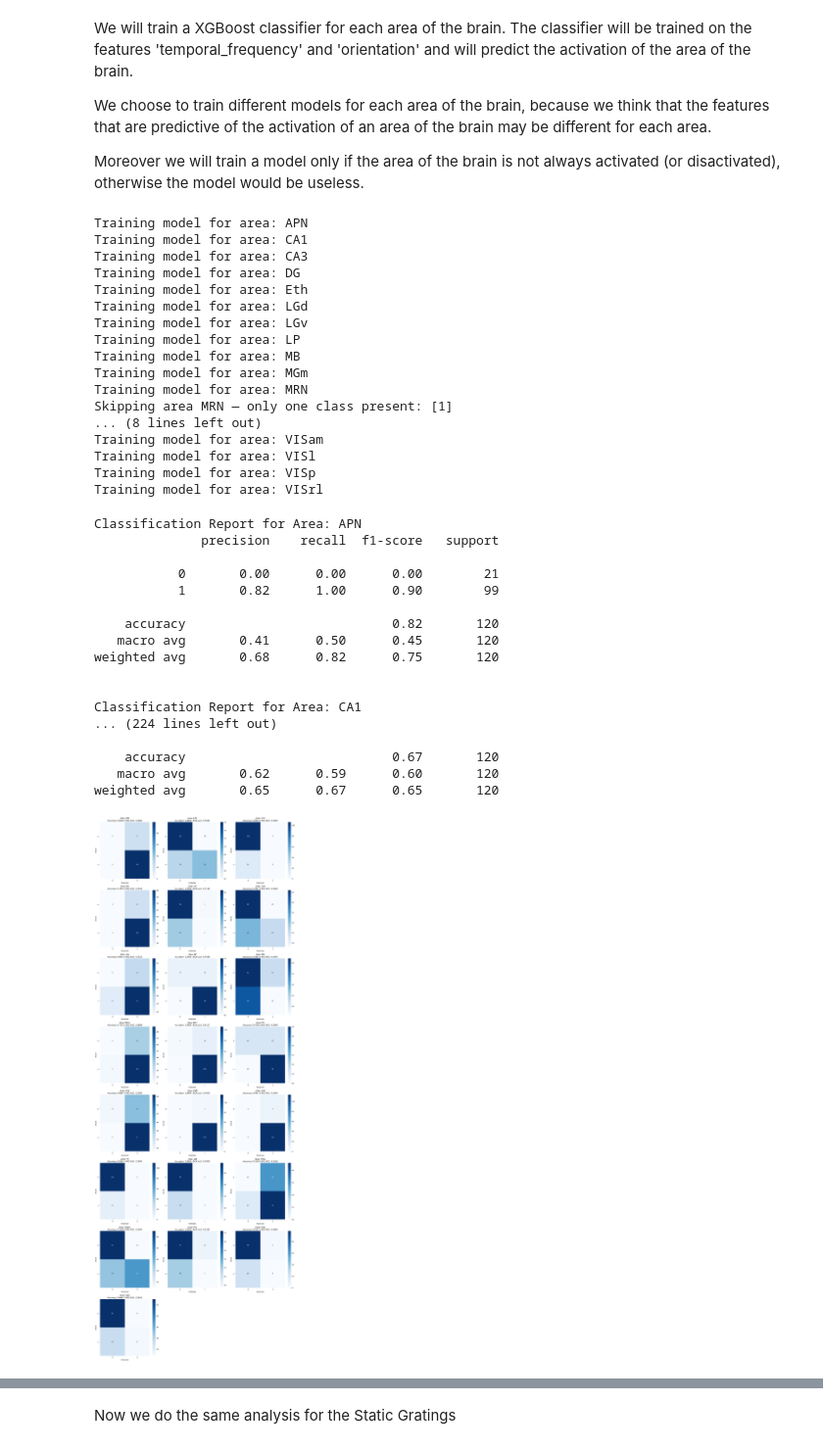
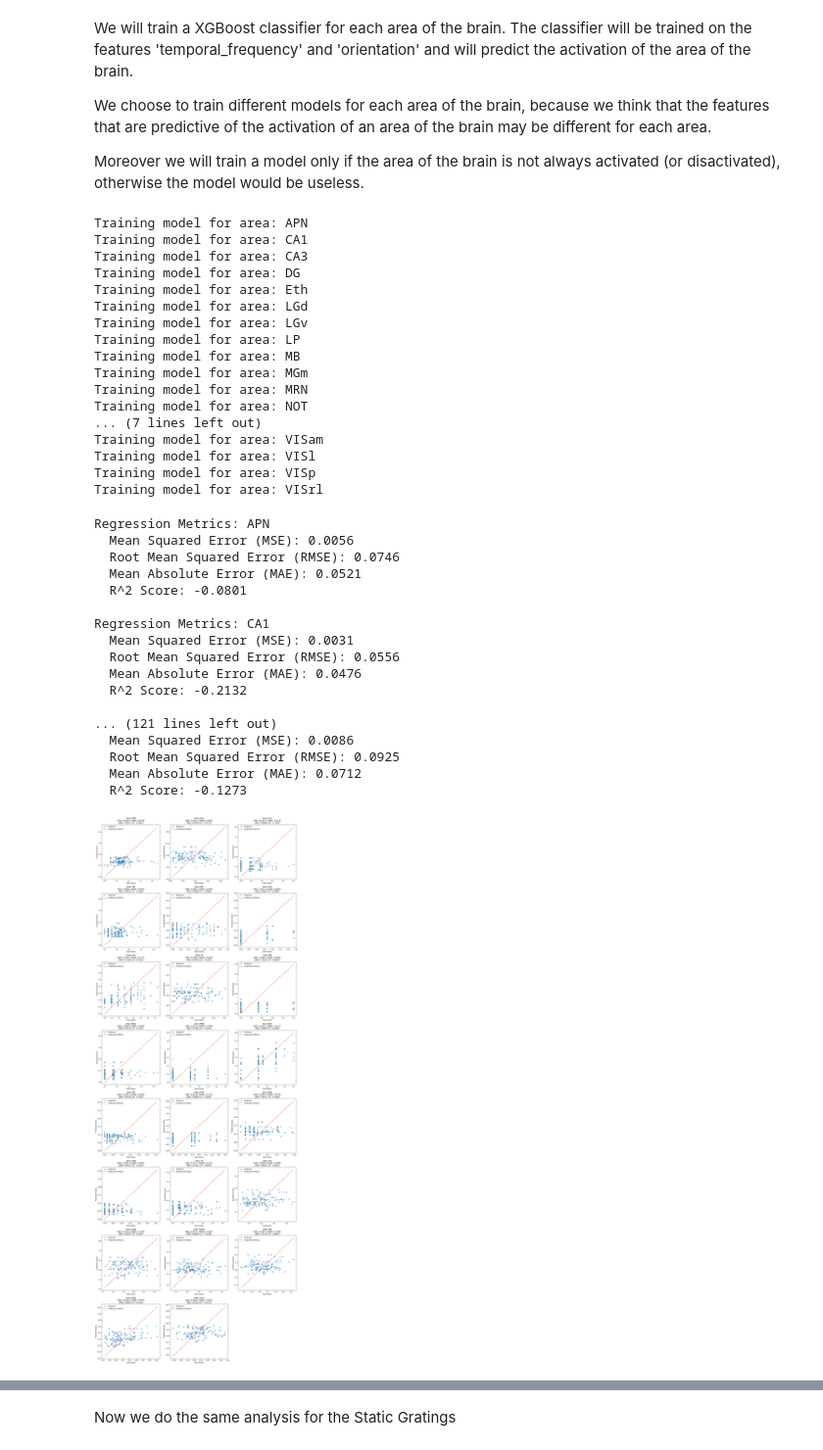
Before and after one commit to FilippoRonzino/mathematical-modelling-for-neuroscience, a Jupyter notebook: 04_clustering_classifier/clustering_classifier_drifting_gratings.ipynb, the cells around one changed output, grey strips where cells are left out. Shown at 98% size. Saved outputs shown, nothing was run; the diff lists cells and outputs as text; code cells hidden in the pictures.

```diff
--- a/04_clustering_classifier/clustering_classifier_drifting_gratings.ipynb
+++ b/04_clustering_classifier/clustering_classifier_drifting_gratings.ipynb
@@ -119,7 +119,7 @@ We choose to train different models for each area of the brain, because we think
 
 Moreover we will train a model only if the area of the brain is not always activated (or disactivated), otherwise the model would be useless.
 # %%
-models_drifting, results_drifting, label_encoder = train_area_models(dataset_drifting, features=features_drifting, label_col='active', area_col='area')
+models_drifting, results_drifting = train_area_models_regressor(dataset_drifting, features=features_drifting, label_col='proportion_active_units')
 # %% [output]
 Training model for area: APN
 Training model for area: CA1
@@ -132,33 +132,33 @@ Training model for area: LP
 Training model for area: MB
 Training model for area: MGm
 Training model for area: MRN
-Skipping area MRN — only one class present: [1]
-... (8 lines left out)
+Training model for area: NOT
+... (7 lines left out)
 Training model for area: VISam
 Training model for area: VISl
 Training model for area: VISp
 Training model for area: VISrl
 # %%
-evaluate_and_plot_results(results_drifting, label_encoder=label_encoder)
+evaluate_and_plot_results(results_drifting)
 # %% [output]
-Classification Report for Area: APN
-              precision    recall  f1-score   support
+Regression Metrics: APN
+  Mean Squared Error (MSE): 0.0056
+  Root Mean Squared Error (RMSE): 0.0746
+  Mean Absolute Error (MAE): 0.0521
+  R^2 Score: -0.0801
 
-           0       0.00      0.00      0.00        21
-           1       0.82      1.00      0.90        99
+Regression Metrics: CA1
+  Mean Squared Error (MSE): 0.0031
+  Root Mean Squared Error (RMSE): 0.0556
+  Mean Absolute Error (MAE): 0.0476
+  R^2 Score: -0.2132
 
-    accuracy                           0.82       120
-   macro avg       0.41      0.50      0.45       120
-weighted avg       0.68      0.82      0.75       120
-
-
-Classification Report for Area: CA1
-... (224 lines left out)
-
-    accuracy                           0.67       120
-   macro avg       0.62      0.59      0.60       120
-weighted avg       0.65      0.67      0.65       120
+... (121 lines left out)
+  Mean Squared Error (MSE): 0.0086
+  Root Mean Squared Error (RMSE): 0.0925
+  Mean Absolute Error (MAE): 0.0712
+  R^2 Score: -0.1273
-[figure, old version]
+[figure, new version]
 # %%
 compare_with_baseline(results_drifting)
 # %% [output]
```
Also changed, not shown: parts of 16 cells of this notebook, 1 other file.
